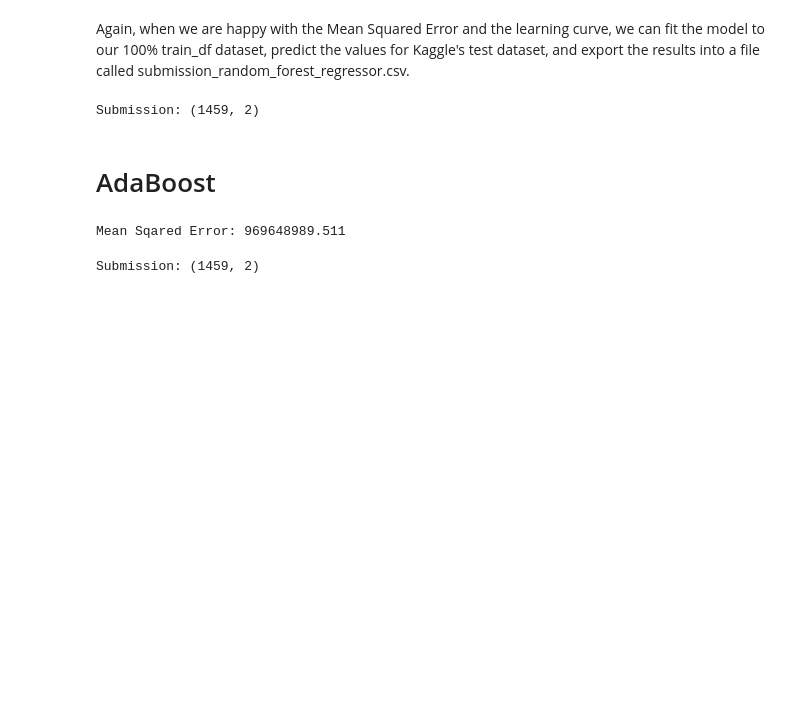
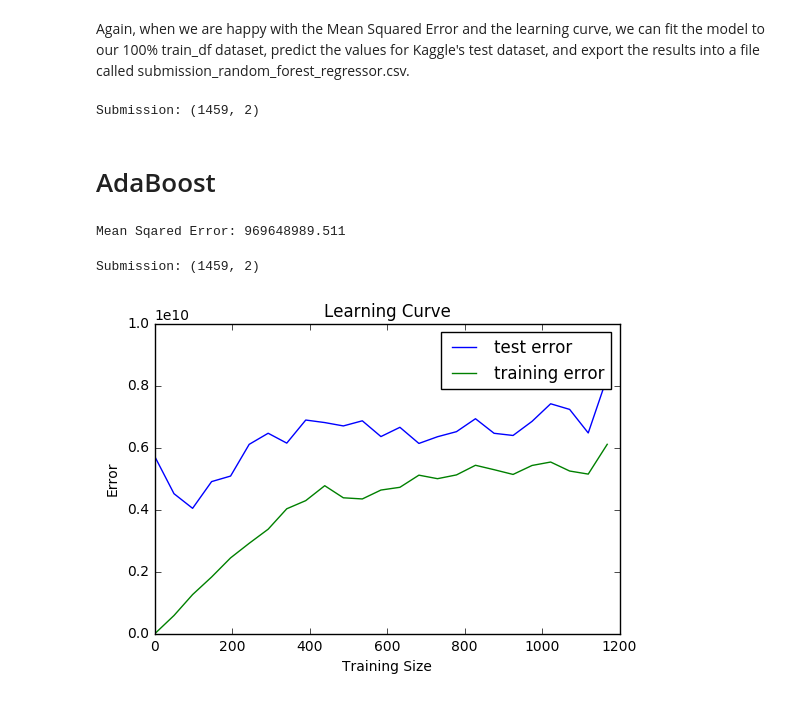
Before and after one commit to nicolasschabram/VSE, a Jupyter notebook: playground/Nicolas/Nicolas.ipynb, the cells around one changed output. Saved outputs shown, nothing was run; the diff lists cells and outputs as text; code cells hidden in the pictures; blank space fills up the shorter version.

```diff
--- a/playground/Nicolas/Nicolas.ipynb
+++ b/playground/Nicolas/Nicolas.ipynb
@@ -540,3 +540,17 @@ predictions = adaboost_model.predict(test_kaggle[features])
 export_csv(predictions, 'adaboost')
 # %% [output]
 Submission: (1459, 2)
+# %%
+random_forest_model = RandomForestRegressor(max_depth=4)
+adaboost_model = AdaBoostRegressor(random_forest_model,
+                                   n_estimators=300,
+                                   random_state=rng)
+
+learning_curve(train_frac[features],
+               train_frac[TARGET_VAR[0]],
+               validation[features],
+               validation[TARGET_VAR[0]],
+               adaboost_model,
+               [0, 10000000000])
+# %% [output]
+[figure, added]
```
Also changed, not shown: parts of 5 cells of this notebook.
